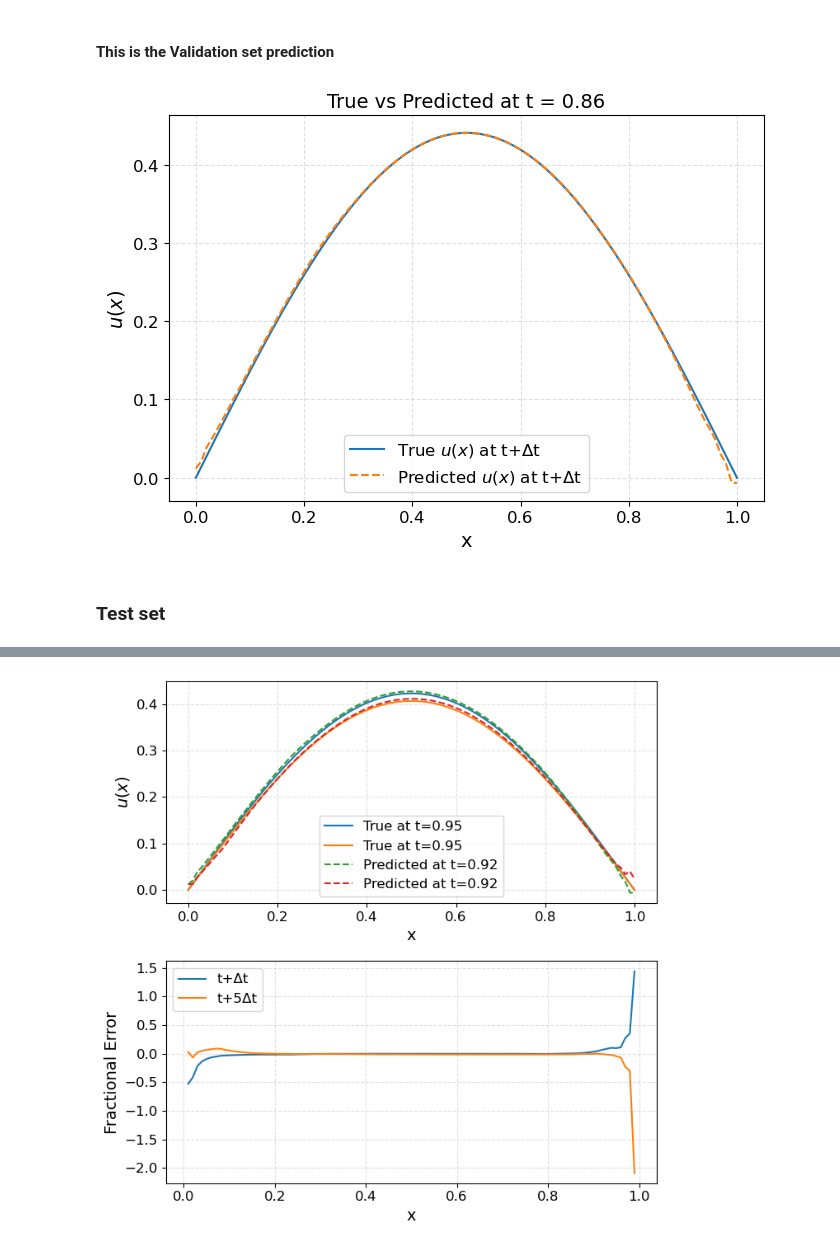
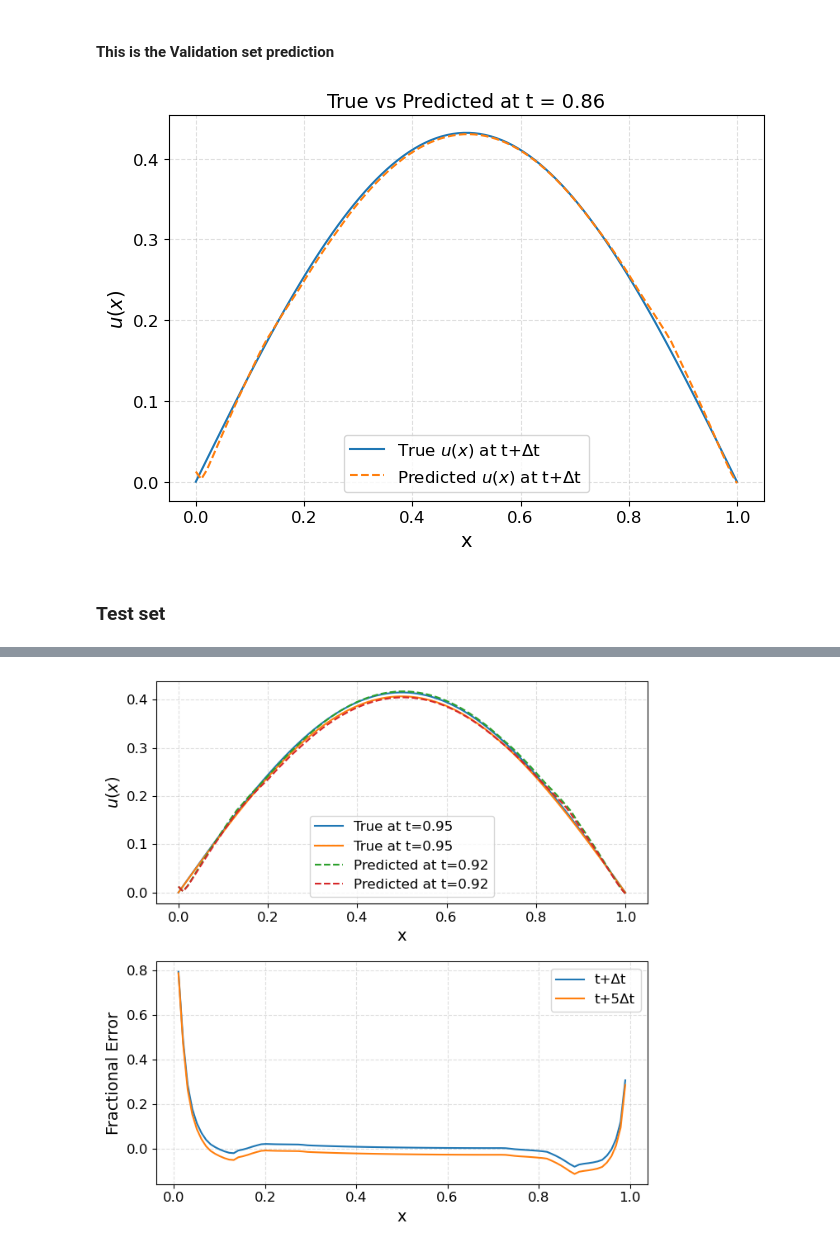
Before and after one commit to daspushpita/heat_ml, a Jupyter notebook: notebooks/cnn_single.ipynb, the cells around one changed output, grey strips where cells are left out. Cells and saved outputs as stored; diff of their text form; code cells hidden in the pictures.

```diff
--- a/notebooks/cnn_single.ipynb
+++ b/notebooks/cnn_single.ipynb
@@ -23,7 +23,7 @@ from sklearn.model_selection import train_test_split
 output_dir = '/Users/pushpita/Documents/ML Projects/Project3/data/csv_files/diffusion0.1/'
 
 holdout = 10
-nsteps = 10
+nsteps = 3
 x_resolution = 100
 dim=1           #Load u(x, t), x and t as input
 
@@ -39,8 +39,8 @@ X_train, X_validation, Y_train, Y_validation = train_test_split(X_train_base[:,:
 # %%
 model_instantiate = cnn_models(nx = x_resolution,
                                dim=data.dim,
-                               n_channels=12,
-                               kernel_size=4,
+                               n_channels=3,
+                               kernel_size=3,
                                n_layer=3,
                                K=nsteps,
                                activation='relu')
@@ -70,7 +79,7 @@ Model: "functional"
 ### Train the Model
 # %%
 # Set learning rate here
-optimizer = tf.keras.optimizers.Adam(learning_rate=1e-4)
+optimizer = tf.keras.optimizers.Adam(learning_rate=1e-3)
 my_model.build(input_shape=(None, 100, 3))  # assuming nx = 100
 my_model.compile(loss='mse', optimizer=optimizer)
 # %%
@@ -163,18 +172,18 @@ fig.tight_layout()
 
 plt.show()
 # %% [output]
-[figure, old version]
+[figure, new version]
 # %% [markdown]
 ### Test set
 # %%
 u_pred_test = my_model.predict(X_test)
 
 fig,(ax1, ax2) = plt.subplots(2,1,figsize=(7,7))
-ax1.plot(xdata, Y_test[1,:,0], label=f"True at t={var_t[nt - holdout + 5]:.2f}")
-ax1.plot(xdata, Y_test[4, :, 1], label=f"True at t={var_t[nt - holdout + 5]:.2f}")
+ax1.plot(xdata, Y_test[1, :, 0], label=f"True at t={var_t[nt - holdout + 5]:.2f}")
+ax1.plot(xdata, Y_test[3, :, 0], label=f"True at t={var_t[nt - holdout + 5]:.2f}")
 
 ax1.plot(xdata, u_pred_test[0, :, 0], '--', label=f"Predicted at t={var_t[nt - holdout + 2]:.2f}")
-ax1.plot(xdata, u_pred_test[0, :, 4], '--', label=f"Predicted at t={var_t[nt - holdout + 2]:.2f}")
+ax1.plot(xdata, u_pred_test[3, :, 0], '--', label=f"Predicted at t={var_t[nt - holdout + 2]:.2f}")
 
 ax1.legend()
 ax1.set_xlabel('x')
@@ -186,7 +195,7 @@ ax1.legend(loc='best')
 
 
 ax2.plot(xdata, (Y_test[0, :, 0]-u_pred_test[0, :, 0])/Y_test[0, :, 0], label='t+Δt')
-ax2.plot(xdata, (Y_test[4, :, 1]-u_pred_test[0, :, 4])/Y_test[4, :, 1], label='t+5Δt')
+ax2.plot(xdata, (Y_test[3, :, 0]-u_pred_test[0, :, 0])/Y_test[3, :, 0], label='t+5Δt')
 
 
 ax2.legend()
@@ -201 +210 @@ plt.show()
-[figure, old version]
+[figure, new version]
```
Also changed, not shown: parts of 6 cells of this notebook, 2 other files.
